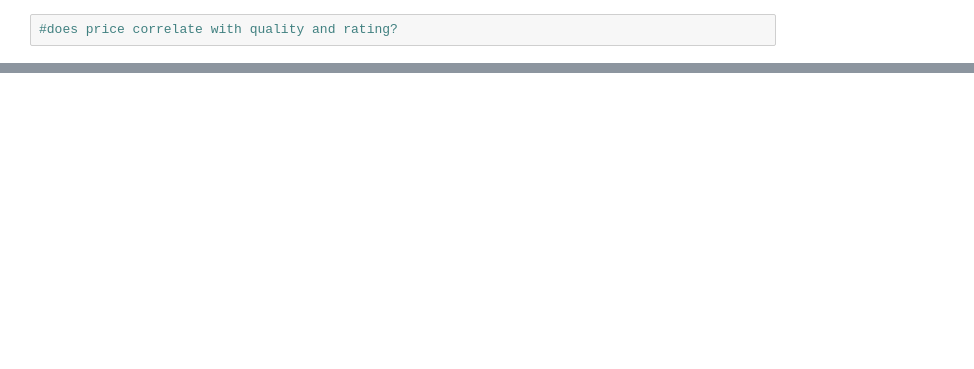
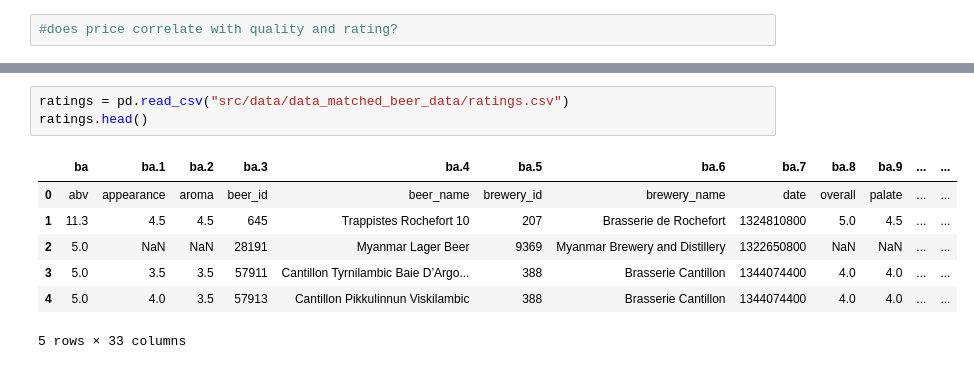
Before and after one commit to epfl-ada/ada-2024-project-pada-wan, a Jupyter notebook: results.ipynb, the cells around one changed output, grey strips where cells are left out. Saved outputs shown, nothing was run; the diff lists cells and outputs as text; blank space fills up the shorter version.

```diff
--- a/results.ipynb
+++ b/results.ipynb
@@ -135,0 +150,11 @@ print("Readable date:", convert_timestamp_to_date(example_timestamp))
+# %%
+ratings = pd.read_csv("src/data/data_matched_beer_data/ratings.csv")
+ratings.head()
+# %% [output]
+|  | ba | ba.1 | ba.2 | ba.3 | ba.4 | ba.5 | ba.6 | ba.7 | ba.8 | ba.9 | ... | ... |
+| 0 | abv | appearance | aroma | beer_id | beer_name | brewery_id | brewery_name | date | overall | palate | ... | ... |
+| 1 | 11.3 | 4.5 | 4.5 | 645 | Trappistes Rochefort 10 | 207 | Brasserie de Rochefort | 1324810800 | 5.0 | 4.5 | ... | ... |
+| 2 | 5.0 | NaN | NaN | 28191 | Myanmar Lager Beer | 9369 | Myanmar Brewery and Distillery | 1322650800 | NaN | NaN | ... | ... |
+| 3 | 5.0 | 3.5 | 3.5 | 57911 | Cantillon Tyrnilambic Baie D’Argo... | 388 | Brasserie Cantillon | 1344074400 | 4.0 | 4.0 | ... | ... |
+| 4 | 5.0 | 4.0 | 3.5 | 57913 | Cantillon Pikkulinnun Viskilambic | 388 | Brasserie Cantillon | 1344074400 | 4.0 | 4.0 | ... | ... |
+5 rows × 33 columns
```
Also changed, not shown: parts of 7 cells of this notebook.
